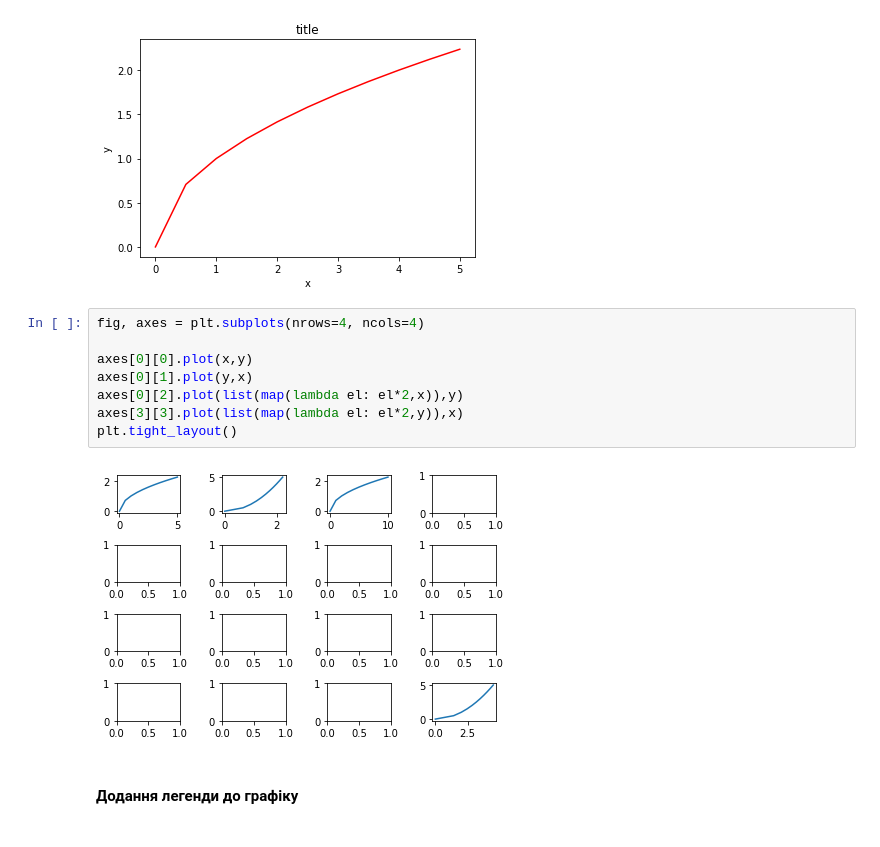
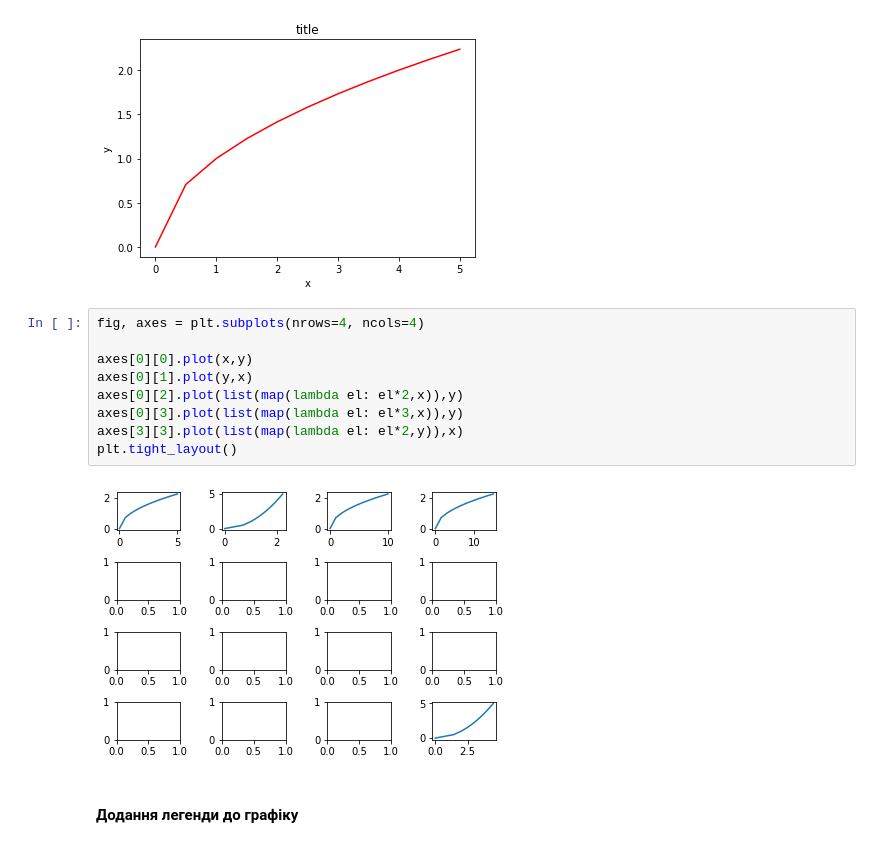
Before and after one commit to MykytaLiubshin/bmd, a Jupyter notebook: LabTwo/LabTwo.ipynb, the cells around one changed output. Saved outputs shown, nothing was run; the diff lists cells and outputs as text.

```diff
--- a/LabTwo/LabTwo.ipynb
+++ b/LabTwo/LabTwo.ipynb
@@ -95,13 +95,14 @@ Text(0.5, 1.0, 'title')
 # %%
 fig, axes = plt.subplots(nrows=4, ncols=4)
 
 axes[0][0].plot(x,y)
 axes[0][1].plot(y,x)
 axes[0][2].plot(list(map(lambda el: el*2,x)),y)
+axes[0][3].plot(list(map(lambda el: el*3,x)),y)
 axes[3][3].plot(list(map(lambda el: el*2,y)),x)
 plt.tight_layout()
 # %% [output]
-[figure, old version]
+[figure, new version]
 # %% [markdown]
 <h4>Додання легенди до графіку</h4>
 # %%
```
Also changed, not shown: parts of 3 cells of this notebook.
